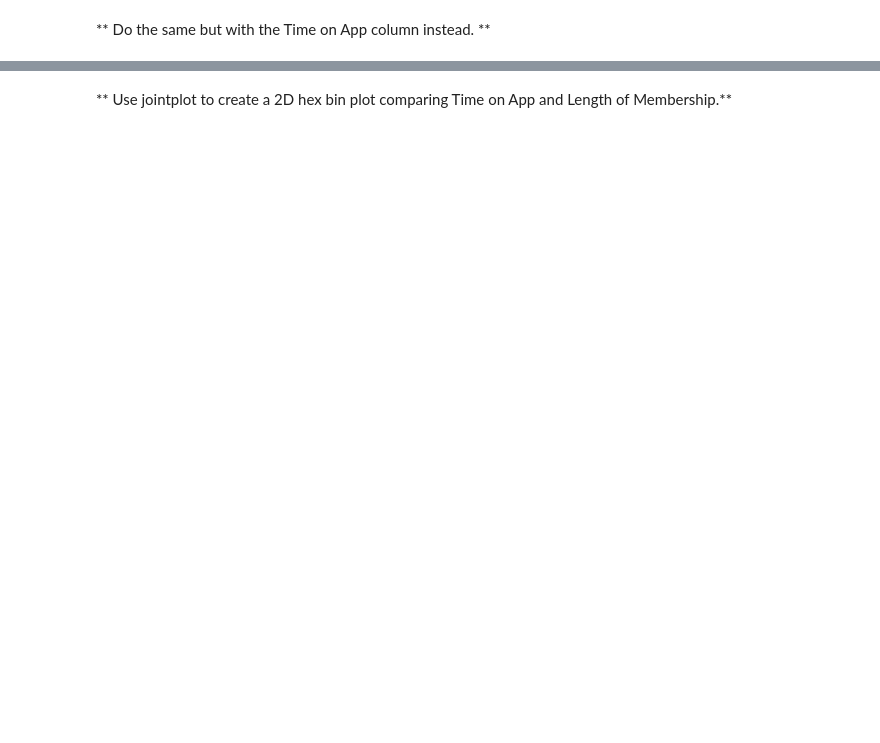
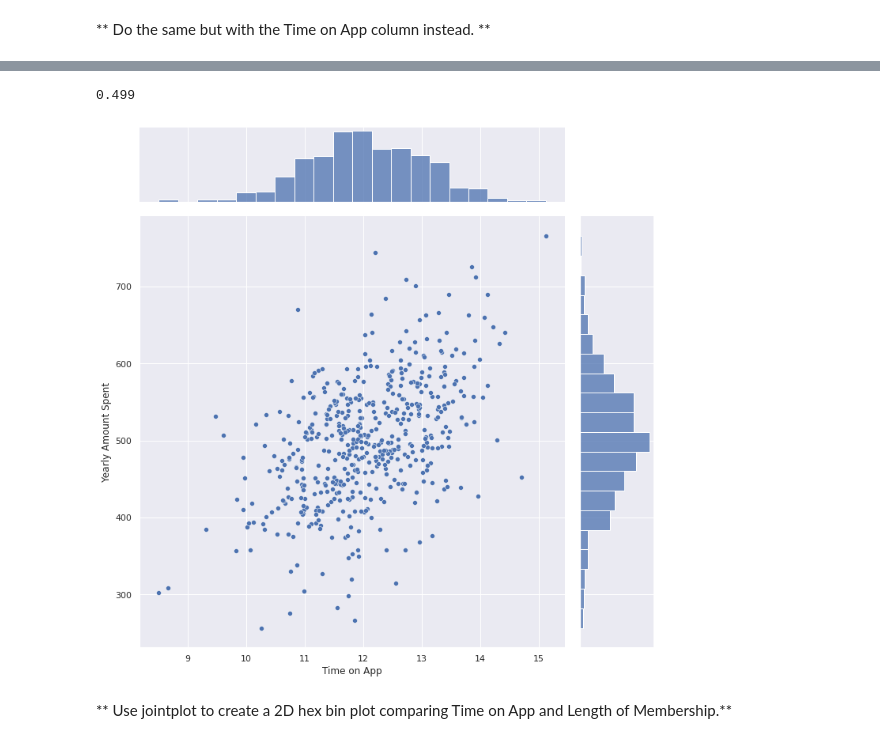
Before and after one commit to makhijakabir/assignments-ml, a Jupyter notebook: Assignment_01_Linear_Regression_Project.ipynb, the cells around one changed output, grey strips where cells are left out. Cells and saved outputs as stored; diff of their text form; code cells hidden in the pictures; blank space fills up the shorter version.

```diff
--- a/Assignment_01_Linear_Regression_Project.ipynb
+++ b/Assignment_01_Linear_Regression_Project.ipynb
@@ -81,2 +126,12 @@ ___
+# %%
+correlationApp = round(customers['Time on App'].corr(customers['Yearly Amount Spent']), 3)
+correlationApp
+# %% [output]
+0.499
+# %%
+sns.jointplot(data=customers, x='Time on App', y='Yearly Amount Spent', height=10)
+plt.show()
+# %% [output]
+[figure, added]
 # %% [markdown]
 ** Use jointplot to create a 2D hex bin plot comparing Time on App and Length of Membership.**
```
Also changed, not shown: parts of 40 cells of this notebook.
